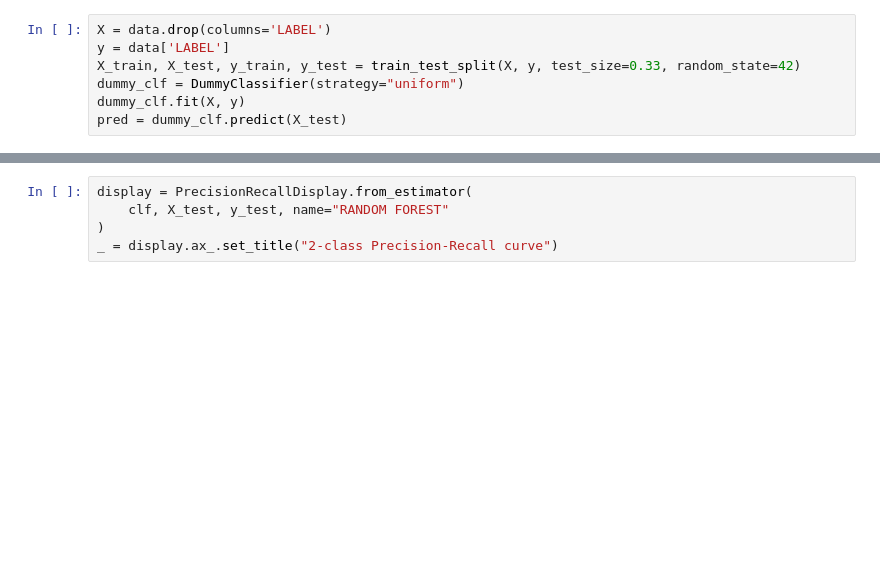
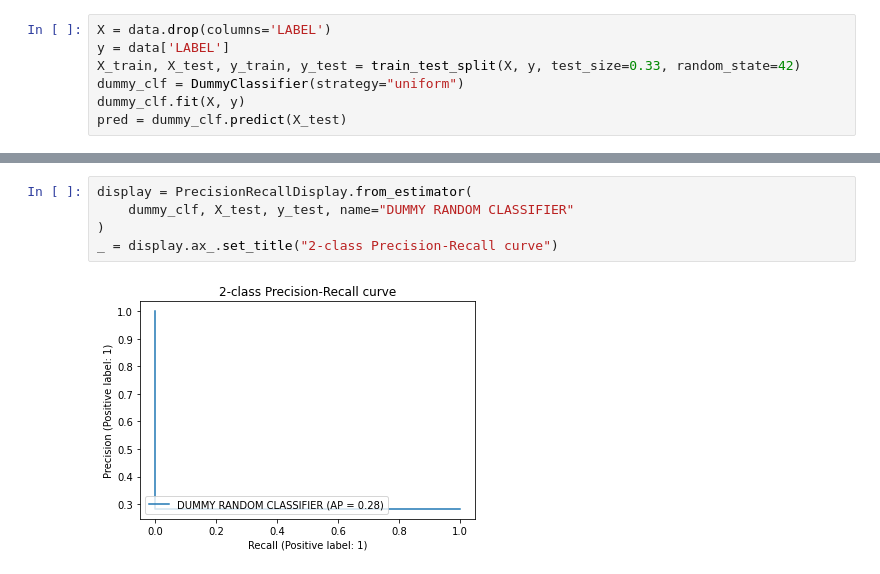
Before and after one commit to yinlenaxu/DLMP, a Jupyter notebook: notebooks/modeling.ipynb, the cells around one changed output, grey strips where cells are left out. Drawn from its saved outputs; the diff is of its cells as text; blank space fills up the shorter version.

Commit message:
adding dummy random classifier

```diff
--- a/notebooks/modeling.ipynb
+++ b/notebooks/modeling.ipynb
@@ -260,5 +260,7 @@ f1: 0.359
 # %%
 display = PrecisionRecallDisplay.from_estimator(
-    clf, X_test, y_test, name="RANDOM FOREST"
+    dummy_clf, X_test, y_test, name="DUMMY RANDOM CLASSIFIER"
 )
 _ = display.ax_.set_title("2-class Precision-Recall curve")
+# %% [output]
+[figure, added]
```
Also changed, not shown: parts of 4 cells of this notebook.
